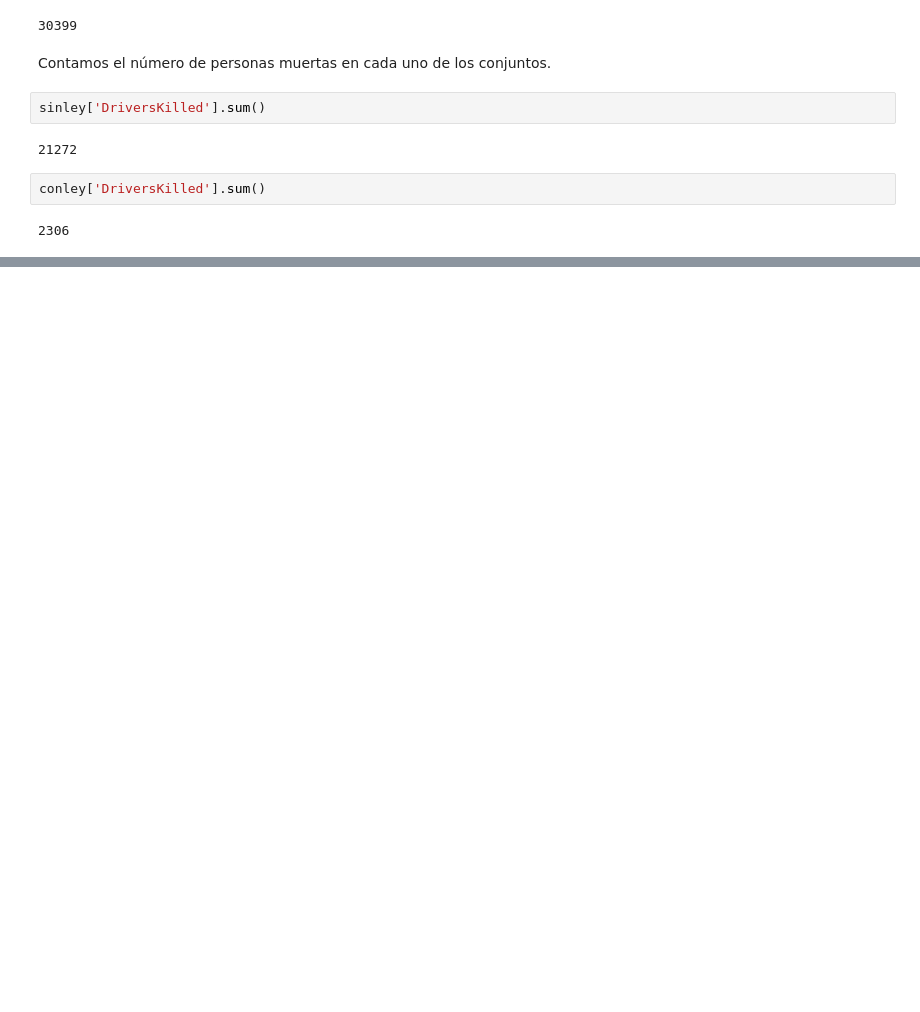
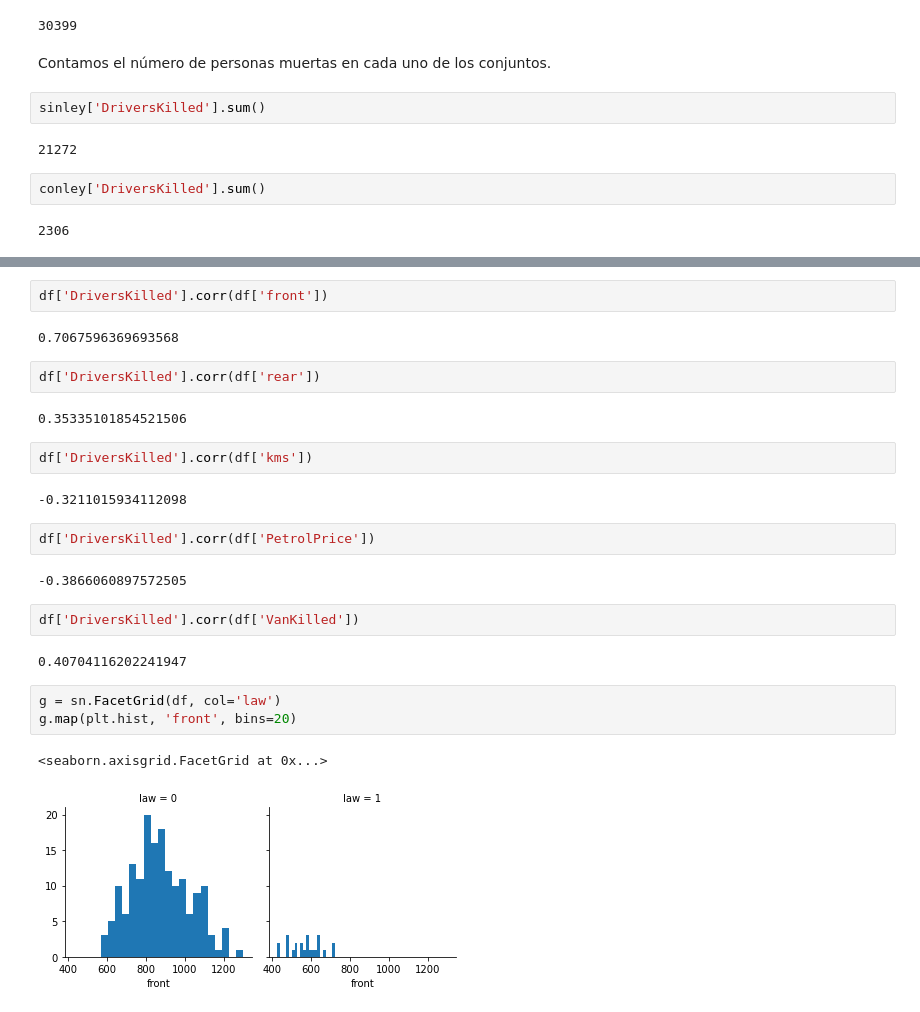
Before and after one commit to taniarubi/reconocimiento-de-patrones-y-aprendizaje-automatizado, a Jupyter notebook: tareas/tarea2/src/ejercicio5.ipynb, the cells around one changed output, grey strips where cells are left out. Cells and saved outputs as stored; diff of their text form; blank space fills up the shorter version.

```diff
--- a/tareas/tarea2/src/ejercicio5.ipynb
+++ b/tareas/tarea2/src/ejercicio5.ipynb
@@ -130 +175,27 @@ Por lo tanto,
+# %%
+df['DriversKilled'].corr(df['front'])
+# %% [output]
+0.7067596369693568
+# %%
+df['DriversKilled'].corr(df['rear'])
+# %% [output]
+0.35335101854521506
+# %%
+df['DriversKilled'].corr(df['kms'])
+# %% [output]
+-0.3211015934112098
+# %%
+df['DriversKilled'].corr(df['PetrolPrice'])
+# %% [output]
+-0.3866060897572505
+# %%
+df['DriversKilled'].corr(df['VanKilled'])
+# %% [output]
+0.40704116202241947
+# %%
+g = sn.FacetGrid(df, col='law')
+g.map(plt.hist, 'front', bins=20)
+# %% [output]
+<seaborn.axisgrid.FacetGrid at 0x...>
+[figure, added]
 # %%
```
Also changed, not shown: parts of 26 cells of this notebook, 1 other file.
